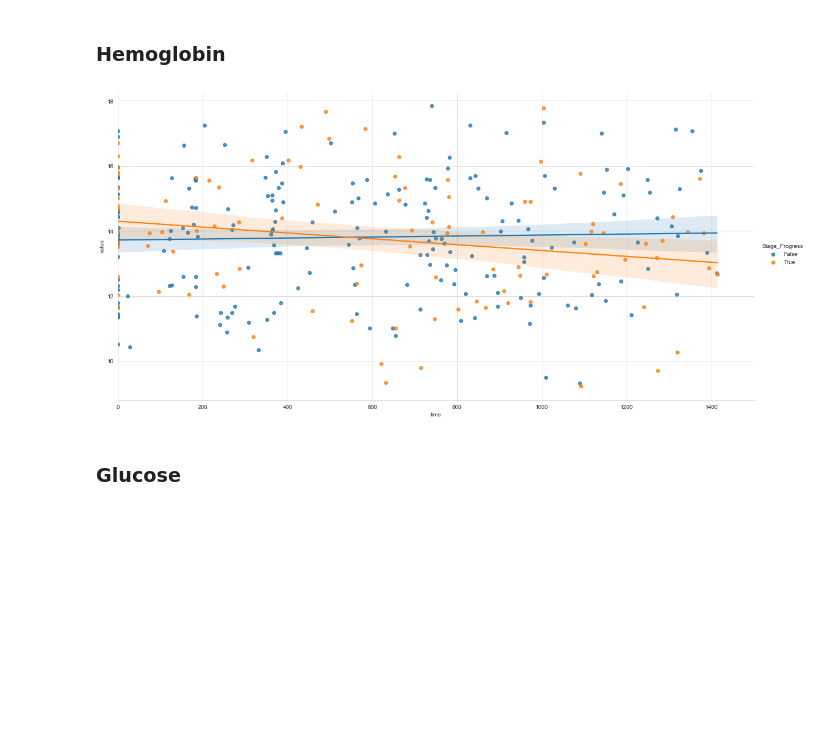
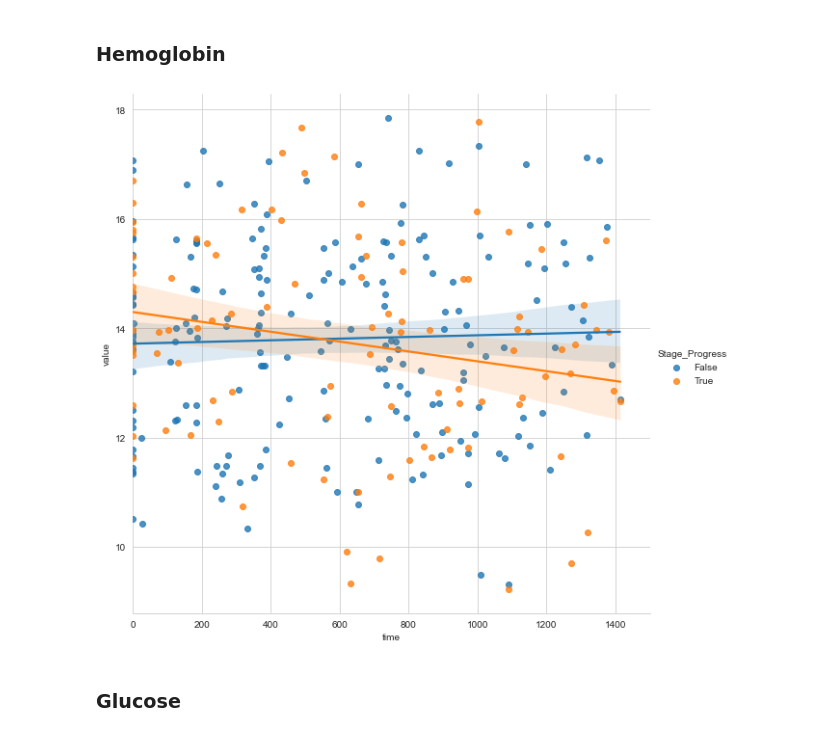
Before and after one commit to migueLib/ckd, a Jupyter notebook: notebooks/data_exploration.ipynb, the cells around one changed output. Cells and saved outputs as stored; diff of their text form; code cells hidden in the pictures; blank space fills up the shorter version.

```diff
--- a/notebooks/data_exploration.ipynb
+++ b/notebooks/data_exploration.ipynb
@@ -215,11 +202,11 @@ sns.despine(left=True)
 # %%
 # Show hemoglobin
 sns.lmplot(x="time", y="value", hue="Stage_Progress",
               data=pd.concat([hgb, stage],axis=1),
-              height=8, aspect=2)
+              height=8, aspect=1)
 sns.despine(left=True)
 # %% [output]
-[figure, old version]
+[figure, new version]
 # %% [markdown]
 ### Glucose
 # %%
```
Also changed, not shown: parts of 8 cells of this notebook.
